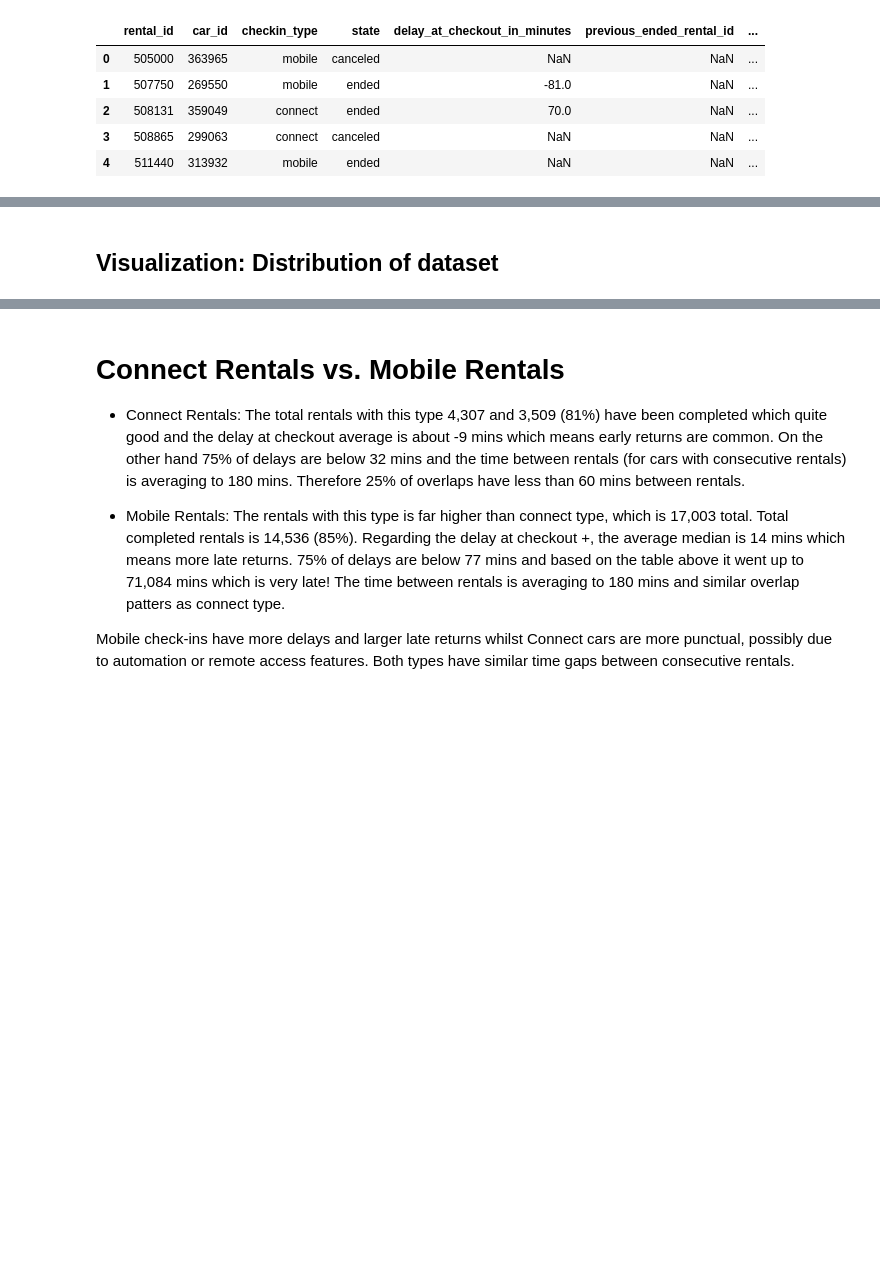
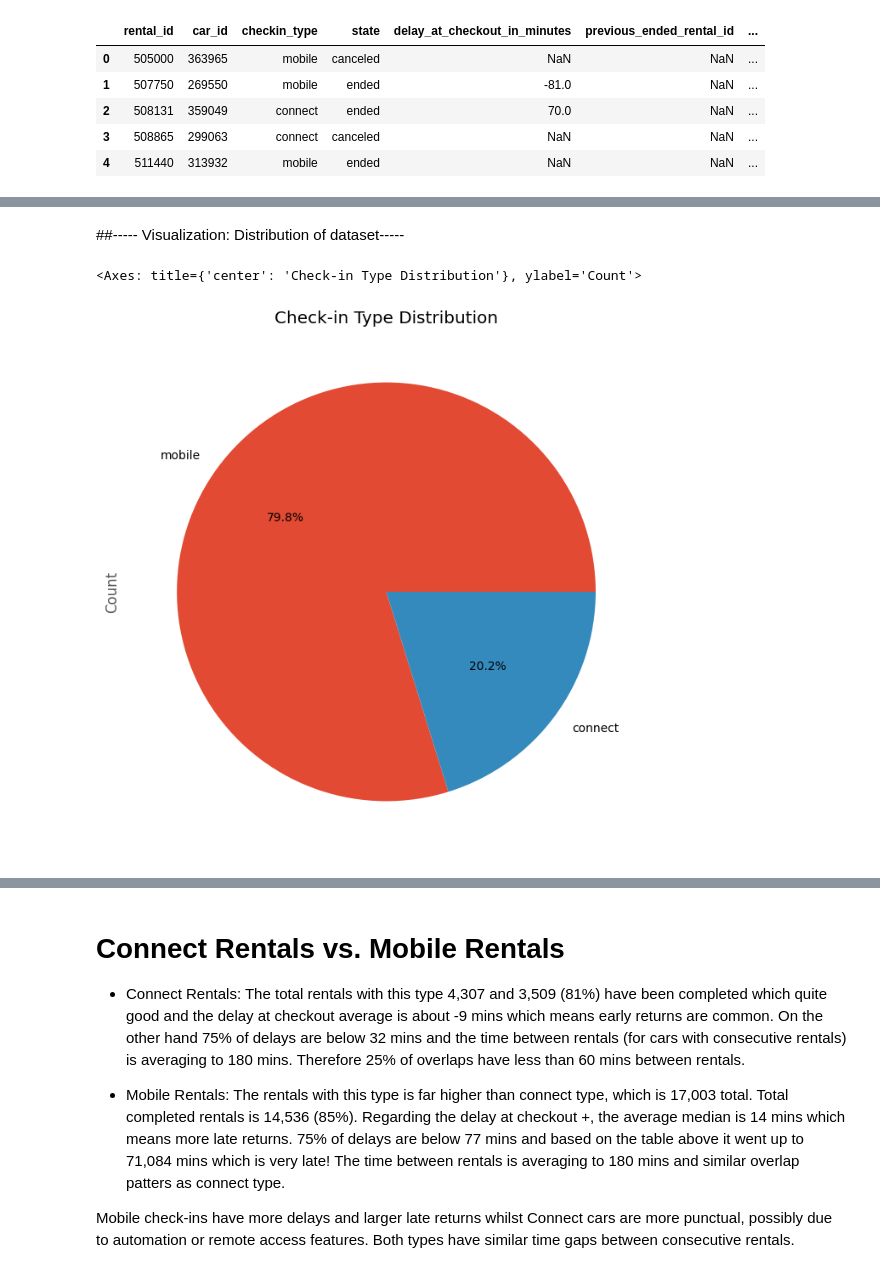
Before and after one commit to YnaPqt/deploiement-getaround, a Jupyter notebook: getaround_analysis.ipynb, the cells around one changed output, grey strips where cells are left out. Drawn from its saved outputs; the diff is of its cells as text; code cells hidden in the pictures; blank space fills up the shorter version.

```diff
--- a/getaround_analysis.ipynb
+++ b/getaround_analysis.ipynb
@@ -147,4 +131,17 @@ Delay stats (non-null values):
 dtype: float64
 Duplicates: 0
 # %% [markdown]
-## Visualization: Distribution of dataset
+##----- Visualization: Distribution of dataset-----
+# %%
+# Distribution of check-in types
+df['checkin_type'].value_counts().plot(
+    kind='pie',
+    title='Check-in Type Distribution',
+    xlabel='Check-in Type',
+    ylabel='Count',
+    figsize=(14, 8),
+    autopct='%1.1f%%'
+)
+# %% [output]
+<Axes: title={'center': 'Check-in Type Distribution'}, ylabel='Count'>
+[figure, added]
```
Also changed, not shown: parts of 19 cells of this notebook.
